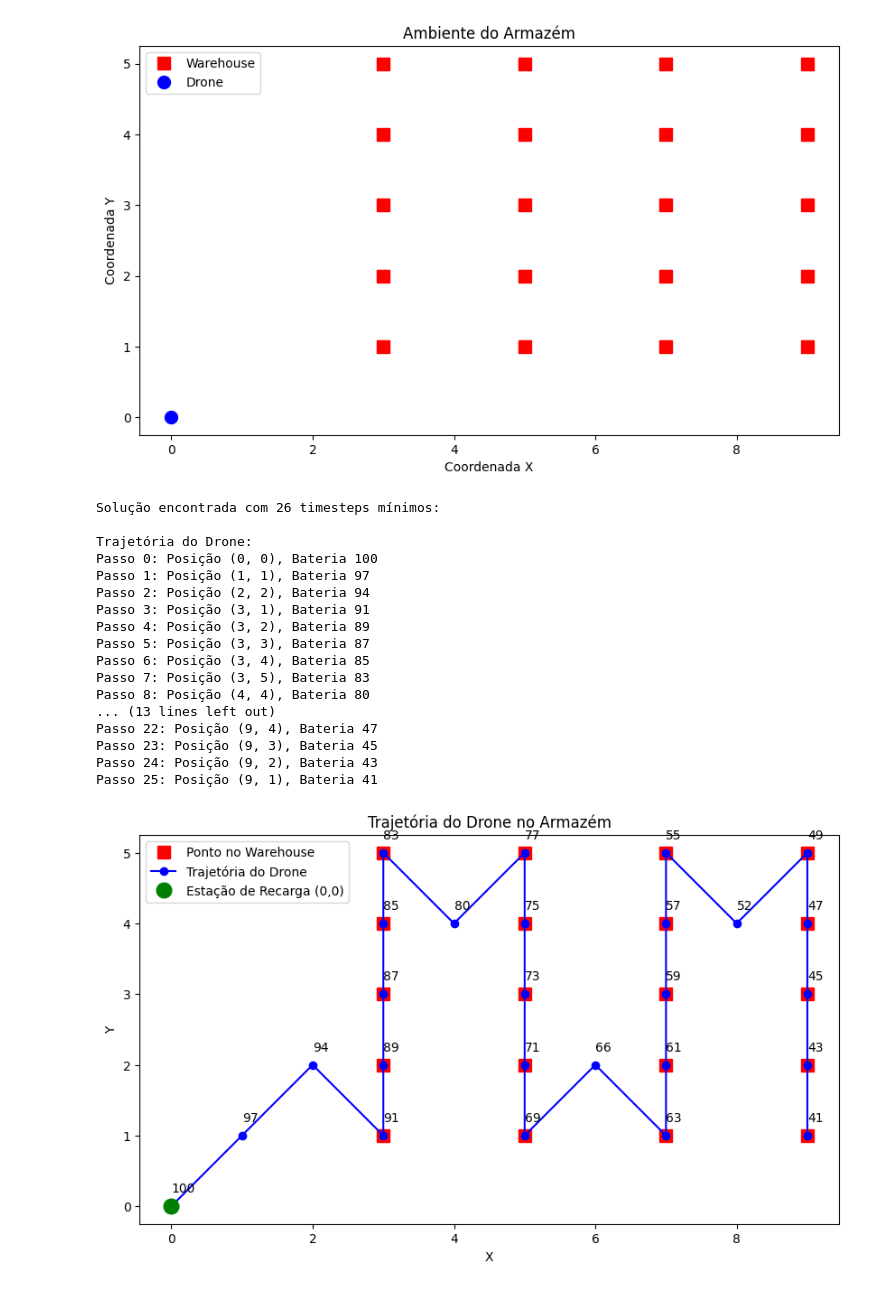
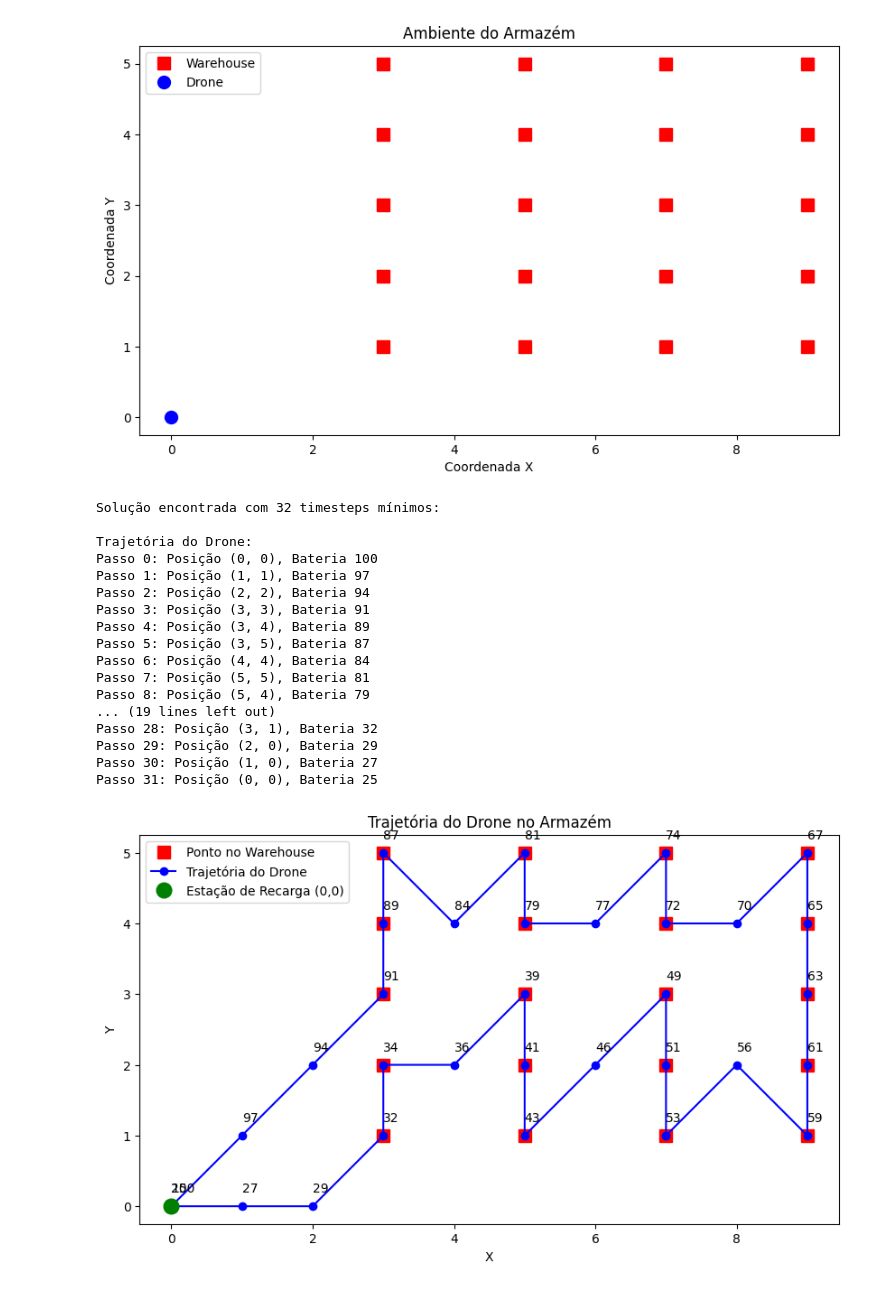
Before and after one commit to Viinario/drone-path-planning-z3, a Jupyter notebook: drone_correct_consumption.ipynb, the cells around one changed output. Drawn from its saved outputs; the diff is of its cells as text; code cells hidden in the pictures.

```diff
--- a/drone_correct_consumption.ipynb
+++ b/drone_correct_consumption.ipynb
@@ -105,21 +105,17 @@ def solve_with_min_timesteps(max_timesteps, bmax, gridx, gridy, warehouse):
                         And(PGx[k] == PGx[k-1], PGy[k] == PGy[k-1] + 1)
                     ),
                     Bat[k] == Bat[k-1] - 2,
-                    If(
-                        And(PGx[k] == PGx[k-1], PGy[k] == PGy[k-1]),
-                        Bat[k] == Bat[k-1],
-                        If(
-                            And(PGx[k] == 0, PGy[k] == 0),
-                            Bat[k] == bmax,
-                            Bat[k] == Bat[k-1]
-                        )
-                    )
+                    Bat[k] == Bat[k-1]
                 )
             ))
 
         # Cada ponto no warehouse deve ser visitado em algum timestep
         for (x, y) in warehouse:
             s.add(Or([And(PGx[k] == x, PGy[k] == y) for k in range(timesteps)]))
+
+        # Adicionando restrição para que, no último timestep, o drone retorne ao ponto inicial (0,0)
+        s.add(PGx[timesteps - 1] == 0)
+        s.add(PGy[timesteps - 1] == 0)
 
         if s.check() == sat:
             m = s.model()
@@ -152,43 +148,43 @@ if model:
     # Visualização da trajetória
     fig, ax = plt.subplots(figsize=(10, 6))
 
     # Plotando os pontos do warehouse
     for i, (x, y) in enumerate(warehouse):
         if i == 0:
             ax.plot(x, y, 'rs', markersize=10, label="Ponto no Warehouse")
         else:
             ax.plot(x, y, 'rs', markersize=10)
 
     # Plotando a trajetória do drone
     ax.plot(pgx_values, pgy_values, 'b-o', label="Trajetória do Drone")
     ax.plot(0, 0, 'go', markersize=12, label="Estação de Recarga (0,0)")
 
     # Adicionando a quantidade de bateria ao lado de cada ponto da trajetória
     for i in range(timesteps):
         ax.text(pgx_values[i], pgy_values[i] + 0.2, f'{bat_values[i]}', fontsize=10)
 
     plt.xlabel("X")
     plt.ylabel("Y")
     plt.title("Trajetória do Drone no Armazém")
     plt.legend()
     ax.set_aspect('equal')
     plt.show()
 # %% [output]
-Solução encontrada com 26 timesteps mínimos:
+Solução encontrada com 32 timesteps mínimos:
 
 Trajetória do Drone:
 Passo 0: Posição (0, 0), Bateria 100
 Passo 1: Posição (1, 1), Bateria 97
 Passo 2: Posição (2, 2), Bateria 94
-Passo 3: Posição (3, 1), Bateria 91
-Passo 4: Posição (3, 2), Bateria 89
-Passo 5: Posição (3, 3), Bateria 87
-Passo 6: Posição (3, 4), Bateria 85
-Passo 7: Posição (3, 5), Bateria 83
-Passo 8: Posição (4, 4), Bateria 80
-... (13 lines left out)
-Passo 22: Posição (9, 4), Bateria 47
-Passo 23: Posição (9, 3), Bateria 45
-Passo 24: Posição (9, 2), Bateria 43
-Passo 25: Posição (9, 1), Bateria 41
+Passo 3: Posição (3, 3), Bateria 91
+Passo 4: Posição (3, 4), Bateria 89
+Passo 5: Posição (3, 5), Bateria 87
+Passo 6: Posição (4, 4), Bateria 84
+Passo 7: Posição (5, 5), Bateria 81
+Passo 8: Posição (5, 4), Bateria 79
+... (19 lines left out)
+Passo 28: Posição (3, 1), Bateria 32
+Passo 29: Posição (2, 0), Bateria 29
+Passo 30: Posição (1, 0), Bateria 27
+Passo 31: Posição (0, 0), Bateria 25
-[figure, old version]
+[figure, new version]
```
Also changed, not shown: 2 other files.
